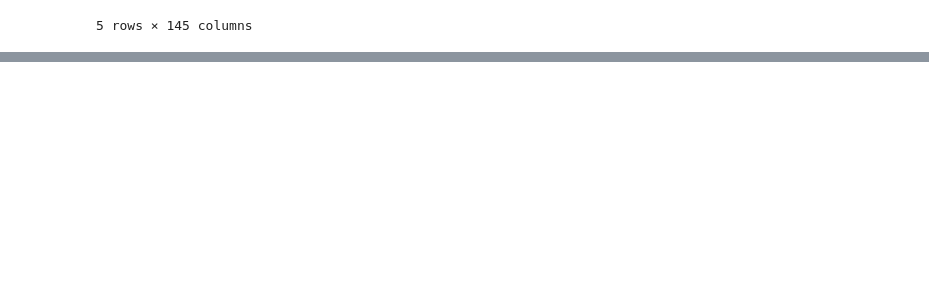
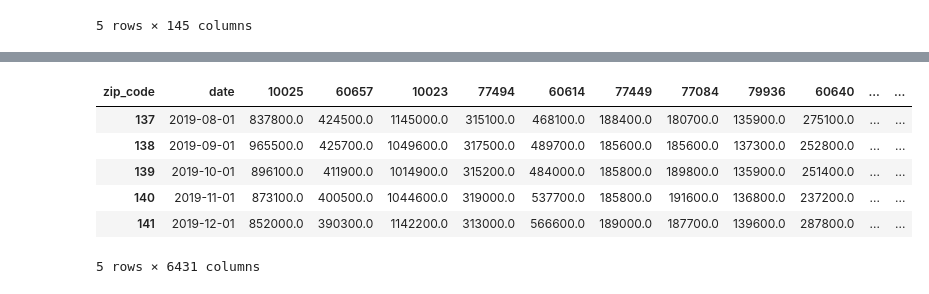
Before and after one commit to bishdj22/HomeSlice, a Jupyter notebook: Tableau_DB_cleaning.ipynb, the cells around one changed output, grey strips where cells are left out. Cells and saved outputs as stored; diff of their text form; code cells hidden in the pictures; blank space fills up the shorter version.

```diff
--- a/Tableau_DB_cleaning.ipynb
+++ b/Tableau_DB_cleaning.ipynb
@@ -133,5 +129,15 @@ sales_transposed.drop(index='percent_change').drop(index='equity_risk')
 # %%
 sales_by_date = sales_transposed.rename_axis('date').reset_index()
+sales_by_date['date'] = pd.to_datetime(sales_by_date['date'])
+sales_by_date.tail()
+# %% [output]
+| zip_code | date | 10025 | 60657 | 10023 | 77494 | 60614 | 77449 | 77084 | 79936 | 60640 | ... | ... |
+| 137 | 2019-08-01 | 837800.0 | 424500.0 | 1145000.0 | 315100.0 | 468100.0 | 188400.0 | 180700.0 | 135900.0 | 275100.0 | ... | ... |
+| 138 | 2019-09-01 | 965500.0 | 425700.0 | 1049600.0 | 317500.0 | 489700.0 | 185600.0 | 185600.0 | 137300.0 | 252800.0 | ... | ... |
+| 139 | 2019-10-01 | 896100.0 | 411900.0 | 1014900.0 | 315200.0 | 484000.0 | 185800.0 | 189800.0 | 135900.0 | 251400.0 | ... | ... |
+| 140 | 2019-11-01 | 873100.0 | 400500.0 | 1044600.0 | 319000.0 | 537700.0 | 185800.0 | 191600.0 | 136800.0 | 237200.0 | ... | ... |
+| 141 | 2019-12-01 | 852000.0 | 390300.0 | 1142200.0 | 313000.0 | 566600.0 | 189000.0 | 187700.0 | 139600.0 | 287800.0 | ... | ... |
+5 rows × 6431 columns
 # %%
 #Sales Price Historical Sales Data by Date
 
```
Also changed, not shown: parts of 5 cells of this notebook, 2 other files.
